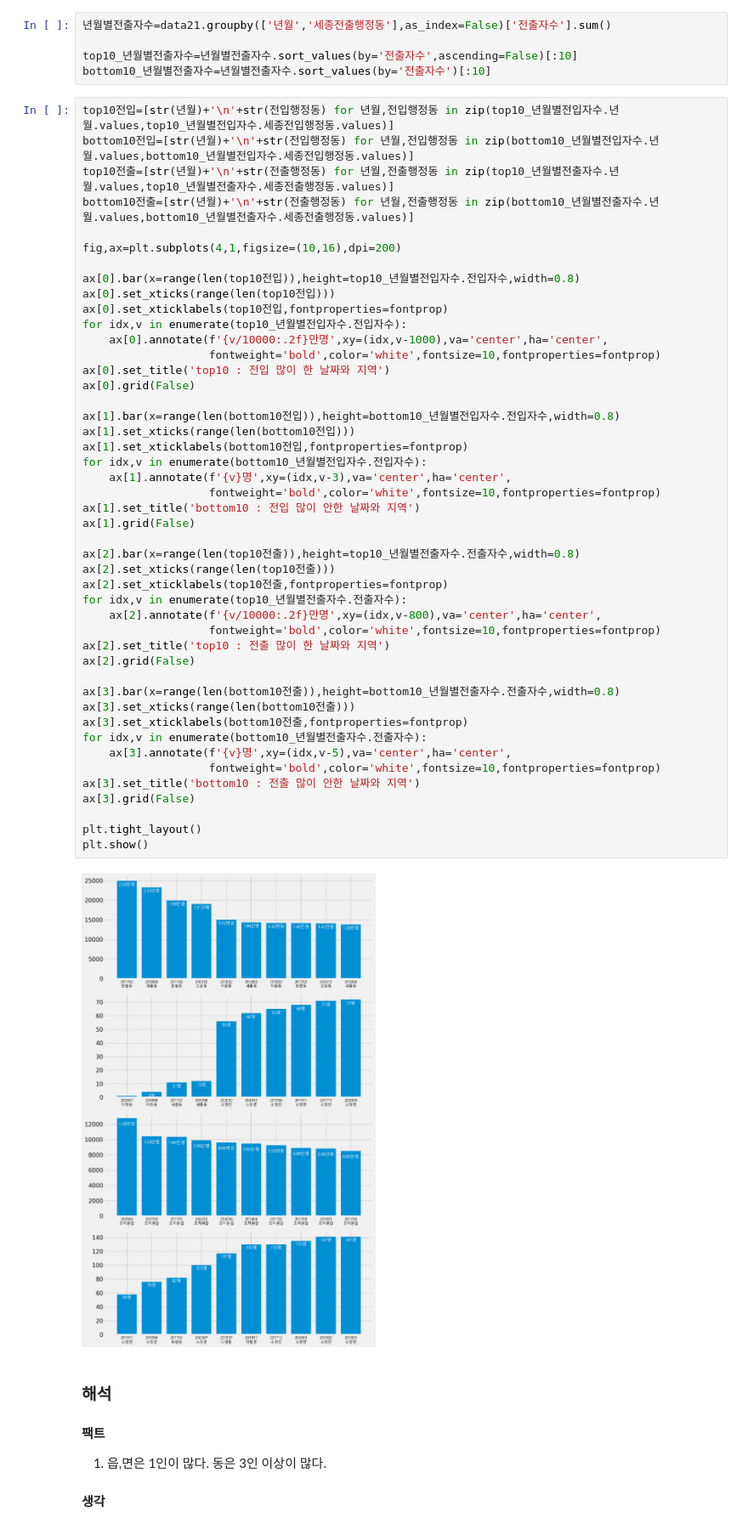
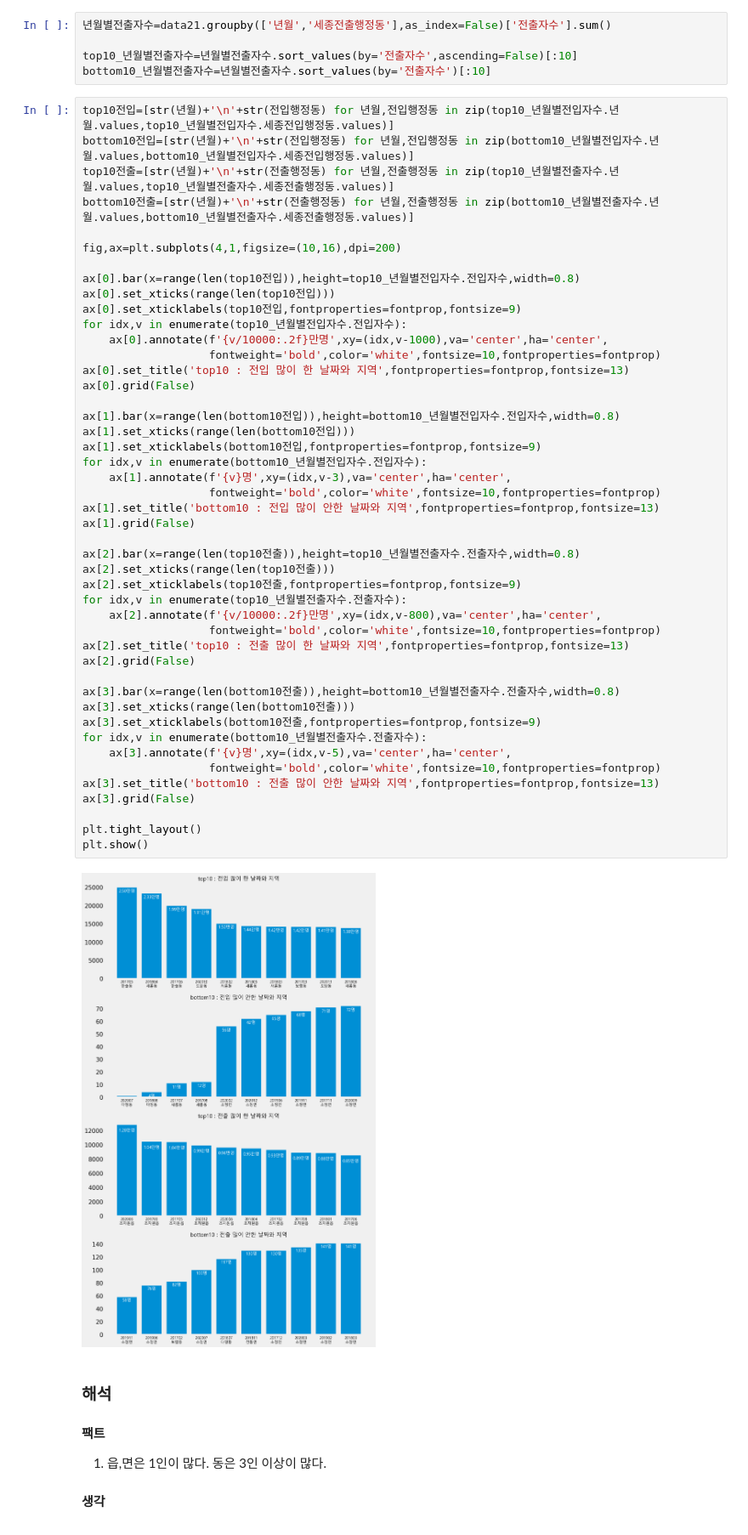
Before and after one commit to 98hyun/DACON, a Jupyter notebook: [세종시_주택시장_특성분석]/주택.ipynb, the cells around one changed output. Shown at 85% size. Saved outputs shown, nothing was run; the diff lists cells and outputs as text.

```diff
--- a/[세종시_주택시장_특성분석]/주택.ipynb
+++ b/[세종시_주택시장_특성분석]/주택.ipynb
@@ -172,44 +172,44 @@ fig,ax=plt.subplots(4,1,figsize=(10,16),dpi=200)
 
 ax[0].bar(x=range(len(top10전입)),height=top10_년월별전입자수.전입자수,width=0.8)
 ax[0].set_xticks(range(len(top10전입)))
-ax[0].set_xticklabels(top10전입,fontproperties=fontprop)
+ax[0].set_xticklabels(top10전입,fontproperties=fontprop,fontsize=9)
 for idx,v in enumerate(top10_년월별전입자수.전입자수):
     ax[0].annotate(f'{v/10000:.2f}만명',xy=(idx,v-1000),va='center',ha='center',
                    fontweight='bold',color='white',fontsize=10,fontproperties=fontprop)
-ax[0].set_title('top10 : 전입 많이 한 날짜와 지역')
+ax[0].set_title('top10 : 전입 많이 한 날짜와 지역',fontproperties=fontprop,fontsize=13)
 ax[0].grid(False)
 
 ax[1].bar(x=range(len(bottom10전입)),height=bottom10_년월별전입자수.전입자수,width=0.8)
 ax[1].set_xticks(range(len(bottom10전입)))
-ax[1].set_xticklabels(bottom10전입,fontproperties=fontprop)
+ax[1].set_xticklabels(bottom10전입,fontproperties=fontprop,fontsize=9)
 for idx,v in enumerate(bottom10_년월별전입자수.전입자수):
     ax[1].annotate(f'{v}명',xy=(idx,v-3),va='center',ha='center',
                    fontweight='bold',color='white',fontsize=10,fontproperties=fontprop)
-ax[1].set_title('bottom10 : 전입 많이 안한 날짜와 지역')
+ax[1].set_title('bottom10 : 전입 많이 안한 날짜와 지역',fontproperties=fontprop,fontsize=13)
 ax[1].grid(False)
 
 ax[2].bar(x=range(len(top10전출)),height=top10_년월별전출자수.전출자수,width=0.8)
 ax[2].set_xticks(range(len(top10전출)))
-ax[2].set_xticklabels(top10전출,fontproperties=fontprop)
+ax[2].set_xticklabels(top10전출,fontproperties=fontprop,fontsize=9)
 for idx,v in enumerate(top10_년월별전출자수.전출자수):
     ax[2].annotate(f'{v/10000:.2f}만명',xy=(idx,v-800),va='center',ha='center',
                    fontweight='bold',color='white',fontsize=10,fontproperties=fontprop)
-ax[2].set_title('top10 : 전출 많이 한 날짜와 지역')
+ax[2].set_title('top10 : 전출 많이 한 날짜와 지역',fontproperties=fontprop,fontsize=13)
 ax[2].grid(False)
 
 ax[3].bar(x=range(len(bottom10전출)),height=bottom10_년월별전출자수.전출자수,width=0.8)
 ax[3].set_xticks(range(len(bottom10전출)))
-ax[3].set_xticklabels(bottom10전출,fontproperties=fontprop)
+ax[3].set_xticklabels(bottom10전출,fontproperties=fontprop,fontsize=9)
 for idx,v in enumerate(bottom10_년월별전출자수.전출자수):
     ax[3].annotate(f'{v}명',xy=(idx,v-5),va='center',ha='center',
                    fontweight='bold',color='white',fontsize=10,fontproperties=fontprop)
-ax[3].set_title('bottom10 : 전출 많이 안한 날짜와 지역')
+ax[3].set_title('bottom10 : 전출 많이 안한 날짜와 지역',fontproperties=fontprop,fontsize=13)
 ax[3].grid(False)
 
 plt.tight_layout()
 plt.show()
 # %% [output]
-[figure, old version]
+[figure, new version]
 # %% [markdown]
 ### 해석
 
```
Also changed, not shown: parts of 36 cells of this notebook, 1 other file.
